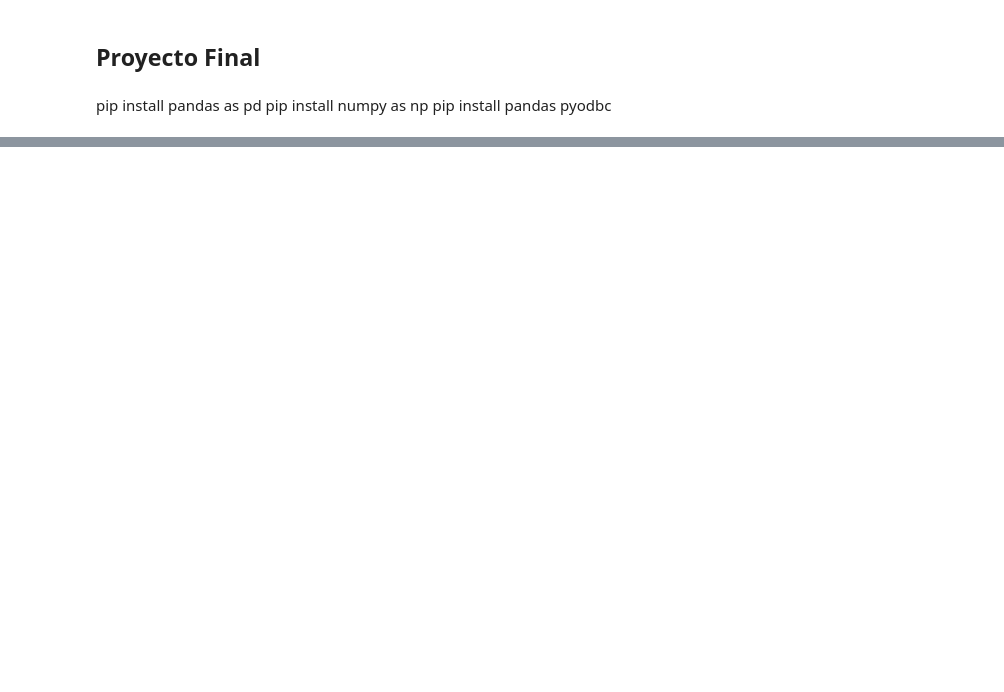
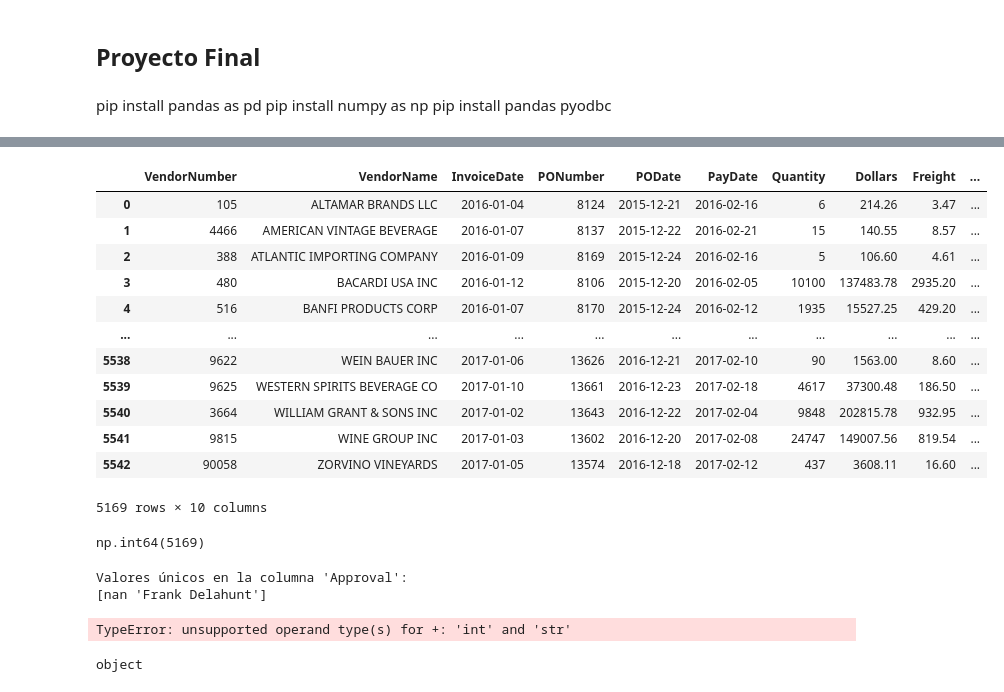
Before and after one commit to F3l1p3B0n1lla/FactibilidadInventariosLicorera, a Jupyter notebook: Proyecto Final Python to SQL Server.ipynb, the cells around one changed output, grey strips where cells are left out. Saved outputs shown, nothing was run; the diff lists cells and outputs as text; code cells hidden in the pictures; blank space fills up the shorter version.

Commit message:
Se cargaron todos los archivos Csv a Python para revisar los datos e irlos limpiando, dejando solo 2 archivos pendientes por revision

```diff
--- a/Proyecto Final Python to SQL Server.ipynb
+++ b/Proyecto Final Python to SQL Server.ipynb
@@ -74,0 +281,12 @@ Hola mundo!
+# %%
+import pandas as pd
+import numpy as np
+
+# Ruta del archivo CSV (ajusta según la ubicación de tu archivo)
+ruta_csv4 = r"C:\\Proyecto Final Henry\\DataBase\\InvoicePurchases12312016.csv"
+
+# Cargar el CSV en un DataFrame de Pandas
+df4 = pd.read_csv(ruta_csv4)
+
+# Mostrar las primeras filas del CSV
+print(df4.head())
@@ -74,0 +327,31 @@ Hola mundo!
+# %%
+# Mostrar todas las filas con valores faltantes:
+df4[df4.isnull().any(axis=1)]
+# %% [output]
+|  | VendorNumber | VendorName | InvoiceDate | PONumber | PODate | PayDate | Quantity | Dollars | Freight | ... |
+| 0 | 105 | ALTAMAR BRANDS LLC | 2016-01-04 | 8124 | 2015-12-21 | 2016-02-16 | 6 | 214.26 | 3.47 | ... |
+| 1 | 4466 | AMERICAN VINTAGE BEVERAGE | 2016-01-07 | 8137 | 2015-12-22 | 2016-02-21 | 15 | 140.55 | 8.57 | ... |
+| 2 | 388 | ATLANTIC IMPORTING COMPANY | 2016-01-09 | 8169 | 2015-12-24 | 2016-02-16 | 5 | 106.60 | 4.61 | ... |
+| 3 | 480 | BACARDI USA INC | 2016-01-12 | 8106 | 2015-12-20 | 2016-02-05 | 10100 | 137483.78 | 2935.20 | ... |
+| 4 | 516 | BANFI PRODUCTS CORP | 2016-01-07 | 8170 | 2015-12-24 | 2016-02-12 | 1935 | 15527.25 | 429.20 | ... |
+| ... | ... | ... | ... | ... | ... | ... | ... | ... | ... | ... |
+| 5538 | 9622 | WEIN BAUER INC | 2017-01-06 | 13626 | 2016-12-21 | 2017-02-10 | 90 | 1563.00 | 8.60 | ... |
+| 5539 | 9625 | WESTERN SPIRITS BEVERAGE CO | 2017-01-10 | 13661 | 2016-12-23 | 2017-02-18 | 4617 | 37300.48 | 186.50 | ... |
+| 5540 | 3664 | WILLIAM GRANT & SONS INC | 2017-01-02 | 13643 | 2016-12-22 | 2017-02-04 | 9848 | 202815.78 | 932.95 | ... |
+| 5541 | 9815 | WINE GROUP INC | 2017-01-03 | 13602 | 2016-12-20 | 2017-02-08 | 24747 | 149007.56 | 819.54 | ... |
+| 5542 | 90058 | ZORVINO VINEYARDS | 2017-01-05 | 13574 | 2016-12-18 | 2017-02-12 | 437 | 3608.11 | 16.60 | ... |
+5169 rows × 10 columns
+# %%
+# Contar cuantas filas tienen datos faltante:
+df4.isnull().any(axis=1).sum()
+# %% [output]
+np.int64(5169)
+# %%
+# Supongamos que tu DataFrame es df4
+unique_values = df4['Approval'].unique()
+
+print("Valores únicos en la columna 'Approval':")
+print(unique_values)
+# %% [output]
+Valores únicos en la columna 'Approval':
+[nan 'Frank Delahunt']
@@ -74,0 +362,19 @@ Hola mundo!
+# %%
+# Calcular la media, moda y mediana de Approval para el dataframe df4:
+
+# Calcular la media, moda y mediana de la columna 'Approval'
+
+mean_approval = df4['Approval'].mean()
+mode_approval = df4['Approval'].mode()[0]  # mode() devuelve una serie, tomamos el primer valor
+median_approval = df4['Approval'].median()
+
+# Mostrar los resultados
+print(f"Media de Approval: {mean_approval}")
+print(f"Moda de Approval: {mode_approval}")
+print(f"Mediana de Approval: {median_approval}")
+# %% [output]
+TypeError: unsupported operand type(s) for +: 'int' and 'str'
+# %%
+print(df4['Approval'].dtype)
+# %% [output]
+object
```
Also changed, not shown: parts of 41 cells of this notebook.
